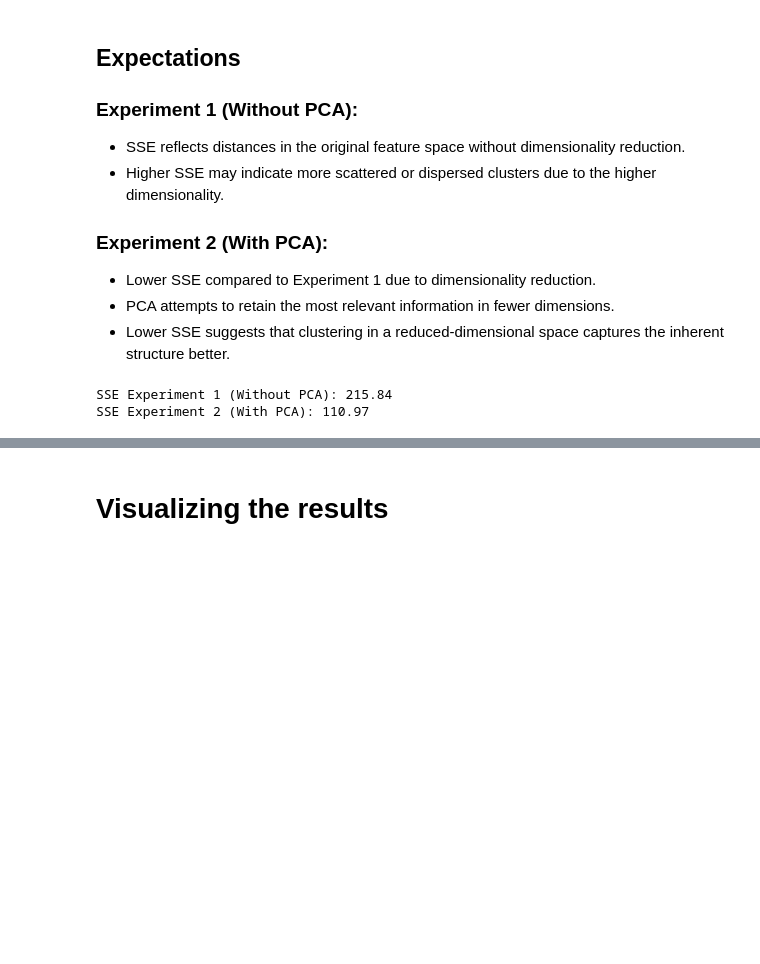
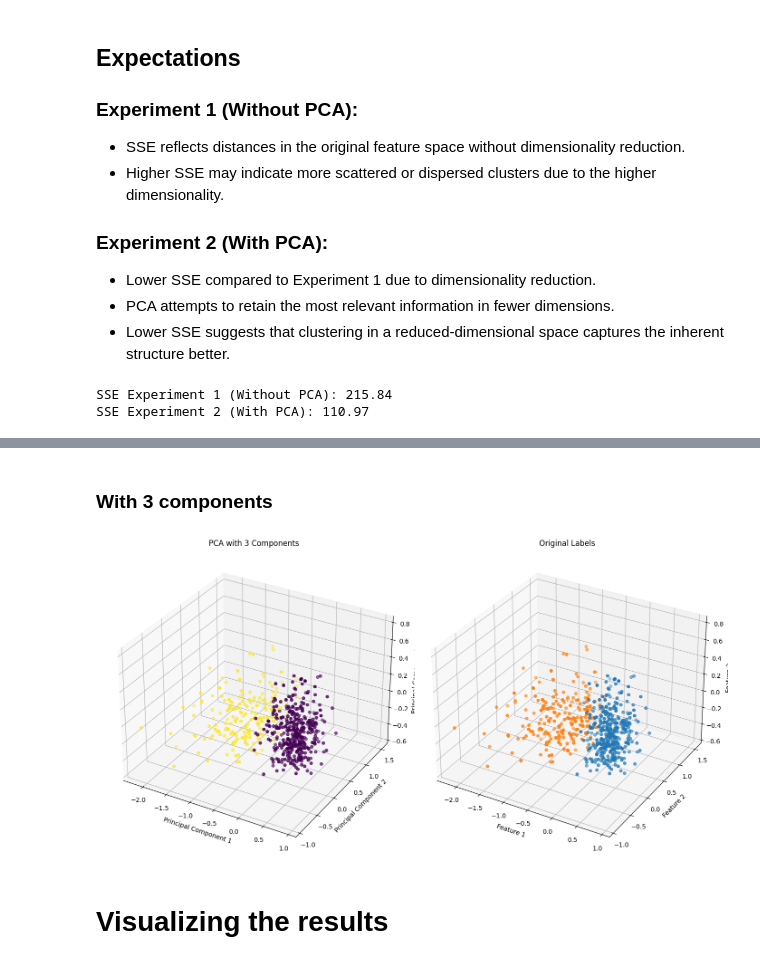
Before and after one commit to Tahker-w-tadmeer/ml4, a Jupyter notebook: main.ipynb, the cells around one changed output, grey strips where cells are left out. Cells and saved outputs as stored; diff of their text form; code cells hidden in the pictures; blank space fills up the shorter version.

```diff
--- a/main.ipynb
+++ b/main.ipynb
@@ -218,3 +191,38 @@ plt.show()
+# %% [markdown]
+### With 3 components
+# %%
+from mpl_toolkits.mplot3d import Axes3D
+n_components = 3
+
+fig = plt.figure(figsize=(14, 8))
+
+# Subplot for PCA with n_components
+ax_pca = fig.add_subplot(121, projection='3d')
+t_data = pca(features, n_components)
+_, labels_pca = k_means(t_data, k=2)
+ax_pca.scatter(t_data[:, 0], t_data[:, 1], t_data[:, 2], c=labels_pca)
+ax_pca.set_title(f'PCA with {n_components} Components')
+ax_pca.set_xlabel('Principal Component 1')
+ax_pca.set_ylabel('Principal Component 2')
+ax_pca.set_zlabel('Principal Component 3')
+
+# Subplot for Original Labels
+ax_original = fig.add_subplot(122, projection='3d')
+
+map_dict = {0: 'B', 1: 'M'}
+for i in [0, 1]:
+    pca_points = t_data[np.where(target == i)]
+    ax_original.scatter(pca_points[:, 0], pca_points[:, 1], pca_points[:, 2], label=map_dict[i])
+
+ax_original.set_title('Original Labels')
+ax_original.set_xlabel('Feature 1')
+ax_original.set_ylabel('Feature 2')
+ax_original.set_zlabel('Feature 3')
+
+plt.tight_layout()
+plt.show()
+# %% [output]
+[figure, added]
 # %% [markdown]
 # Visualizing the results
 # %%
```
Also changed, not shown: parts of 8 cells of this notebook.
